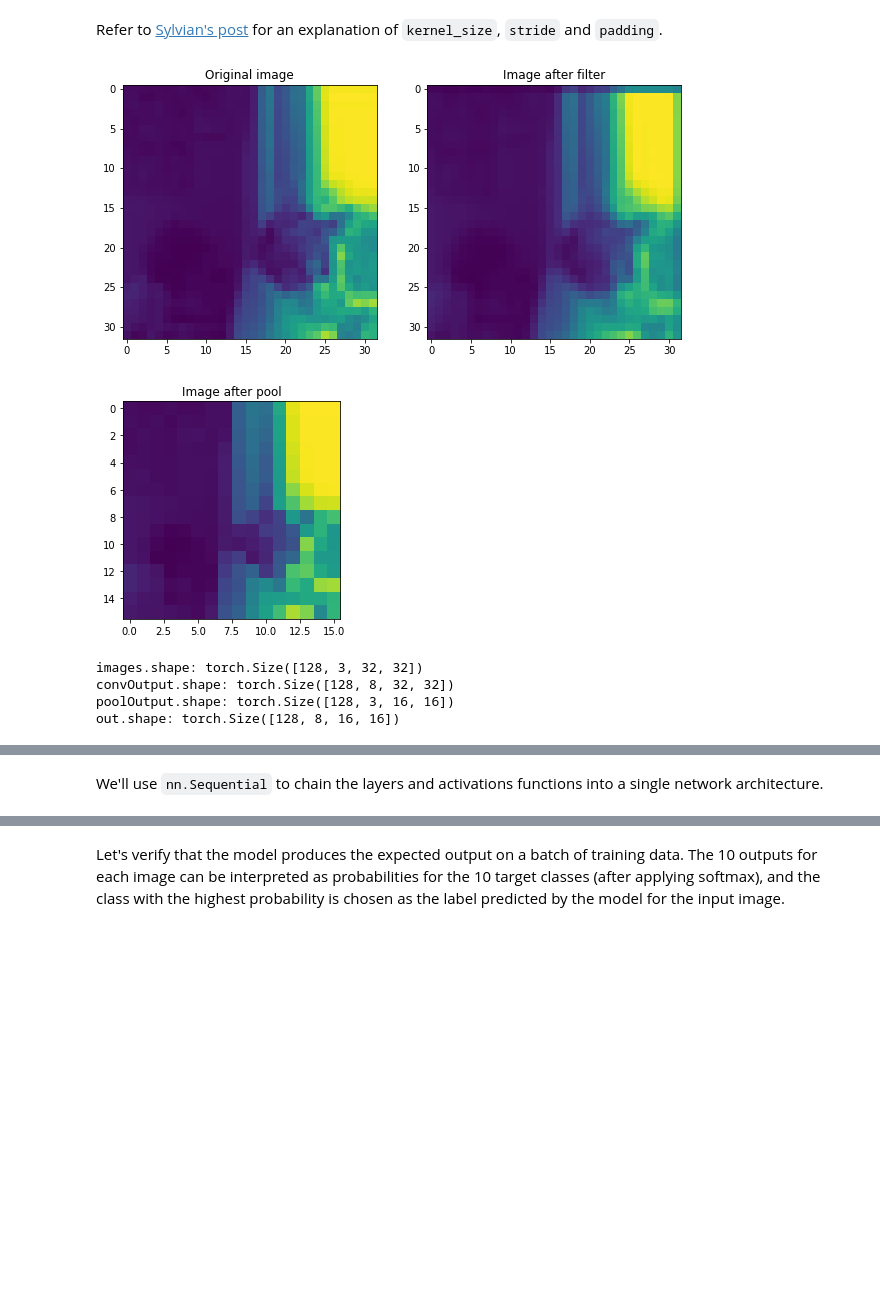
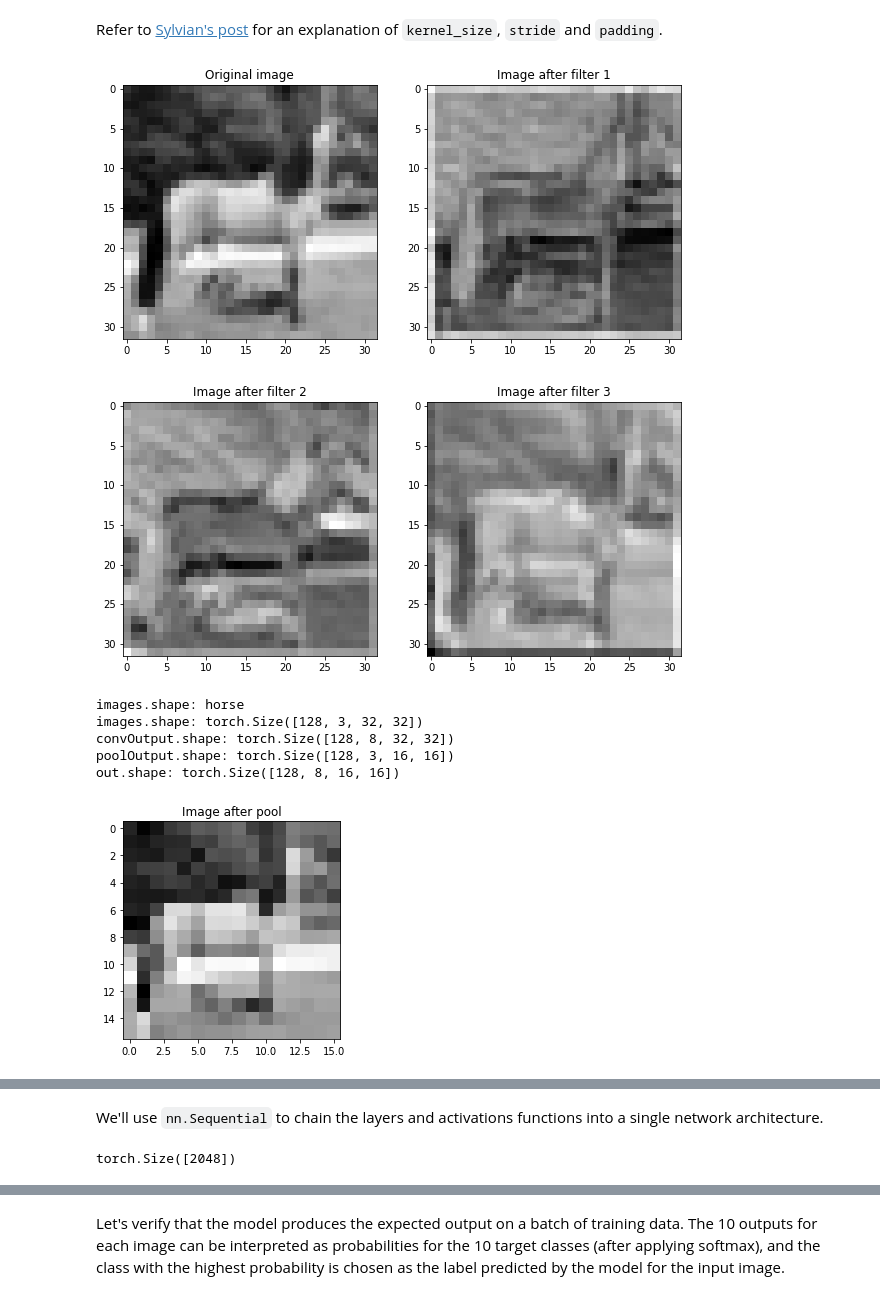
Before and after one commit to apssouza22/cnn-for-devs, a Jupyter notebook: e-cnn-with-torch.ipynb, the cells around one changed output, grey strips where cells are left out. Saved outputs shown, nothing was run; the diff lists cells and outputs as text; code cells hidden in the pictures; blank space fills up the shorter version.

```diff
--- a/e-cnn-with-torch.ipynb
+++ b/e-cnn-with-torch.ipynb
@@ -101,9 +101,6 @@ We can view the image using `matplotlib`, but we need to change the tensor dimen
 # %%
 import matplotlib
 import matplotlib.pyplot as plt
-%matplotlib inline
-
-matplotlib.rcParams['figure.facecolor'] = '#ffffff'
 # %%
 
 def show_example(img, label):
@@ -189,41 +186,51 @@ simple_model = nn.Sequential(
 )
 # %% [markdown]
 Refer to [Sylvian's post](https://sgugger.github.io/convolution-in-depth.html) for an explanation of `kernel_size`, `stride` and `padding`.
+# %%
+def imshow(img, title=None):
+	plt.imshow(img, cmap='gray')
+	if title is not None:
+		plt.title(title)
+
+# Pick the first batch image from the dataloader
+images,labels = next(iter(train_dl))
 # %%
-def imshow(img, title=None):
-	plt.imshow(img)
-	if title is not None:
-		plt.title(title)
-	plt.imshow(img)
+model_output = simple_model(images)
+convOutput = conv(images)
+poolOutput = pool(images)
 
-for images, labels in train_dl:
-	out = simple_model(images)
-	convOutput = conv(images)
-	poolOutput = pool(images)
+plt.figure(figsize=(10,10))
+plt.subplot(1, 2, 1)
+imshow(images.detach().numpy()[0, 0, :, :], 'Original image')
 
-	plt.figure(figsize=(10,10))
-	plt.subplot(1, 2, 1)
-	imshow(images.detach().numpy()[0, 0, :, :], 'Original image')
+plt.subplot(1, 2, 2)
+imshow(convOutput.detach().numpy()[0, 0, :, :], 'Image after filter 1')
+plt.show()
 
-	plt.subplot(1, 2, 2)
-	imshow(convOutput.detach().numpy()[0, 0, :, :], 'Image after filter')
-	plt.show()
+plt.figure(figsize=(10,10))
+plt.subplot(1, 2, 1)
+imshow(convOutput.detach().numpy()[0, 1, :, :], 'Image after filter 2')
 
+plt.subplot(1, 2, 2)
+imshow(convOutput.detach().numpy()[0, 2, :, :], 'Image after filter 3')
 
-	imshow(poolOutput.detach().numpy()[0, 0, :, :], 'Image after pool')
-	plt.show()
-	print('images.shape:', images.shape)
-	print('convOutput.shape:', convOutput.shape)
-	print('poolOutput.shape:', poolOutput.shape)
-	print('out.shape:', out.shape)
-	break
+plt.show()
+imshow(poolOutput.detach().numpy()[0, 0, :, :], 'Image after pool')
+
+print('images.shape:', dataset.classes[labels[0]])
+print('images.shape:', images.shape)
+print('convOutput.shape:', convOutput.shape)
+print('poolOutput.shape:', poolOutput.shape)
+print('out.shape:', model_output.shape)
 # %% [output]
-[figure, old version]
+[figure, new version]
-[figure, old version]
+[figure, new version]
+images.shape: horse
 images.shape: torch.Size([128, 3, 32, 32])
 convOutput.shape: torch.Size([128, 8, 32, 32])
 poolOutput.shape: torch.Size([128, 3, 16, 16])
 out.shape: torch.Size([128, 8, 16, 16])
+[figure, added]
 # %% [markdown]
 The `Conv2d` layer transforms a 3-channel image to a 16-channel *feature map*, and the `MaxPool2d` layer halves the height and width. The feature map gets smaller as we add more layers, until we are finally left with a small feature map, which can be flattened into a vector. We can then add some fully connected layers at the end to get vector of size 10 for each image.
 
@@ -294,6 +302,10 @@ class Cifar10CnnModel(ImageClassificationBase):
 
     def forward(self, xb):
         return self.network(xb)
+# %%
+nn.Flatten()(model_output)[0].shape
+# %% [output]
+torch.Size([2048])
 # %%
 model = Cifar10CnnModel()
 model
```
Also changed, not shown: parts of 15 cells of this notebook, 1 other file.
